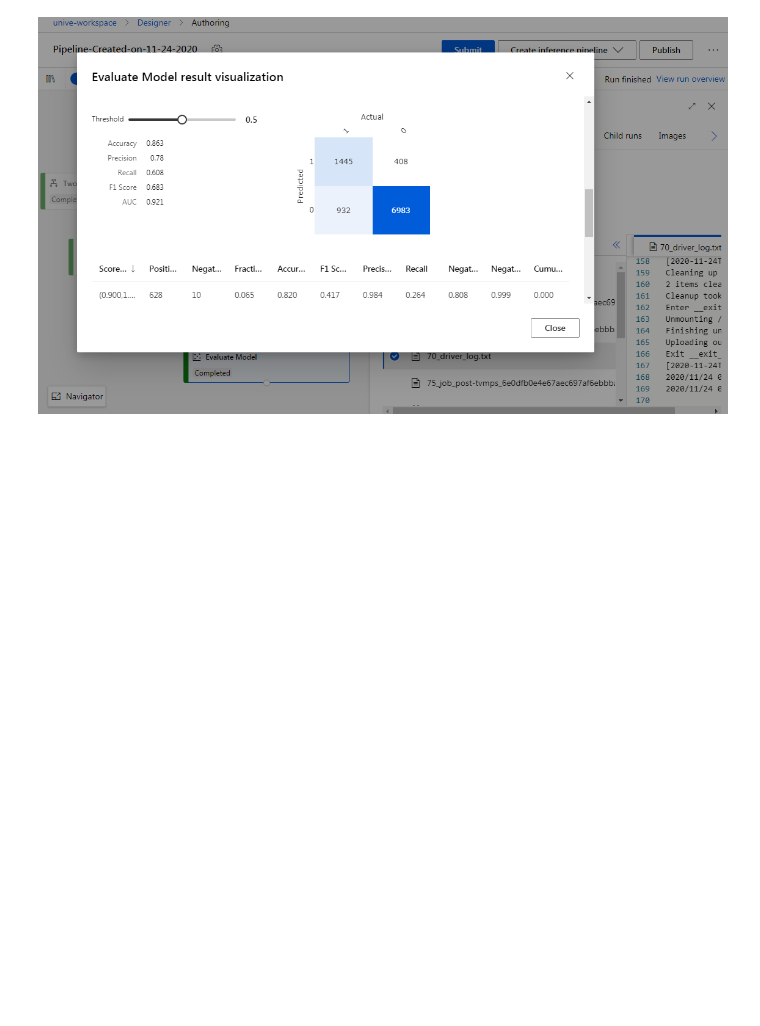
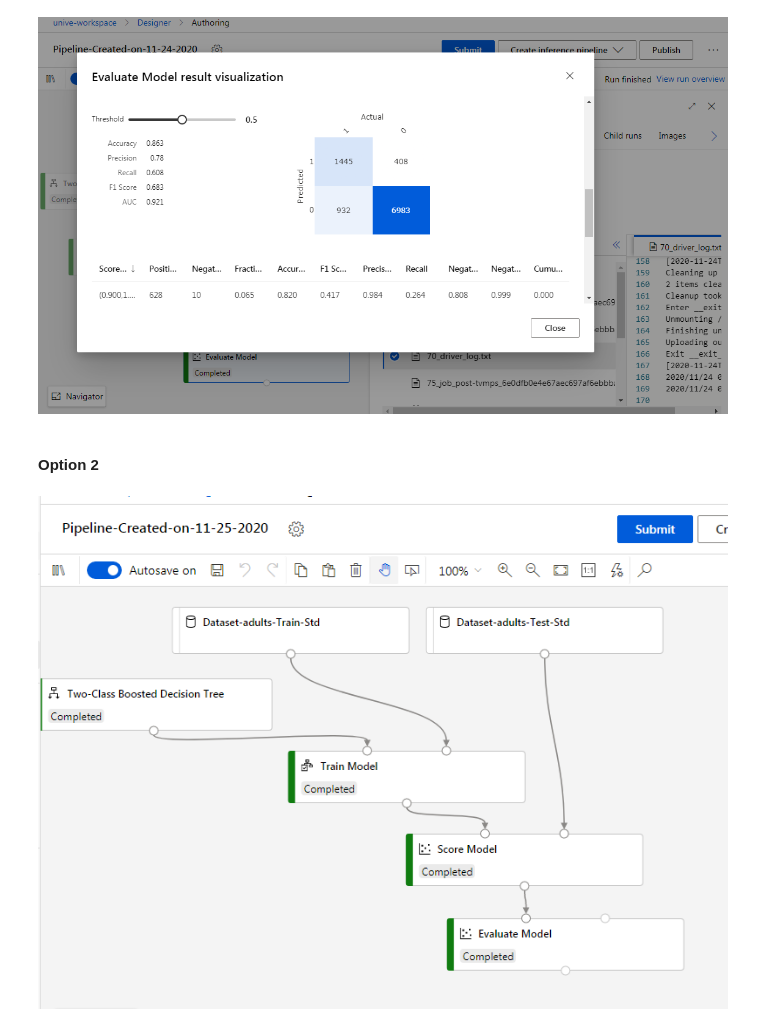
Before and after one commit to habtamu/adversarial-robustness-toolbox, a Jupyter notebook: notebooks/Exp-2_train_adult_LightGBM_Azure.ipynb, the cells around one changed output. Cells and saved outputs as stored; diff of their text form; code cells hidden in the pictures; blank space fills up the shorter version.

Commit message:
Save change on LightGBM

```diff
--- a/notebooks/Exp-2_train_adult_LightGBM_Azure.ipynb
+++ b/notebooks/Exp-2_train_adult_LightGBM_Azure.ipynb
@@ -529,3 +533,10 @@ Image(filename='images/Azure/Exp-2/lightGBM/6-evaluatemodel.png')
 Image(filename='images/Azure/Exp-2/lightGBM/6-evaluatemodel-2.png')
 # %% [output]
 [figure]
+# %% [markdown]
+#### Option 2
+# %%
+from IPython.display import Image
+Image(filename='images/Azure/Exp-2/lightGBM/opt2/0-pipeline.png')
+# %% [output]
+[figure, added]
```
Also changed, not shown: parts of 11 cells of this notebook, 11 other files.
